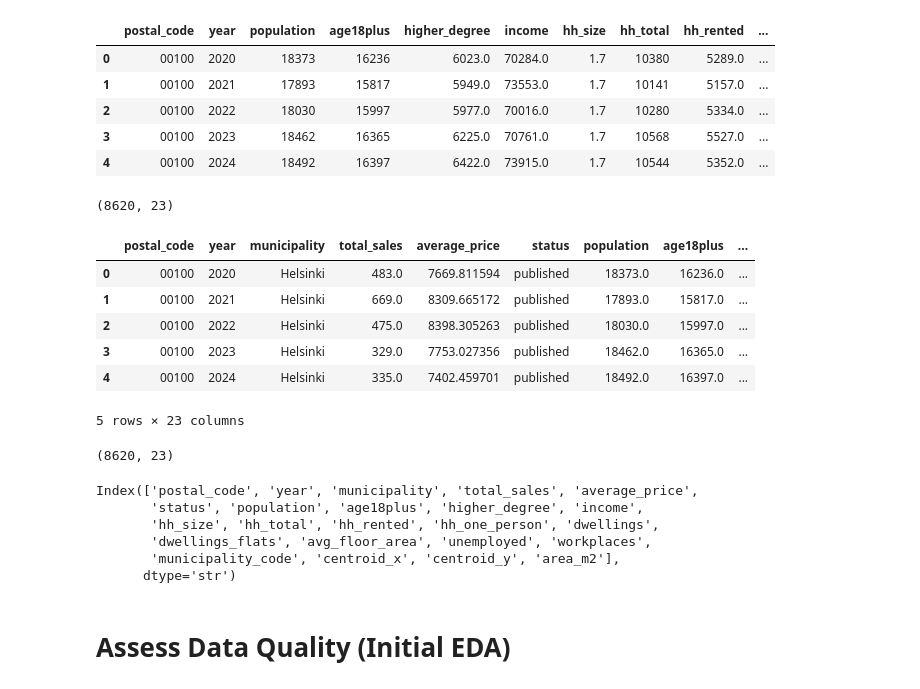
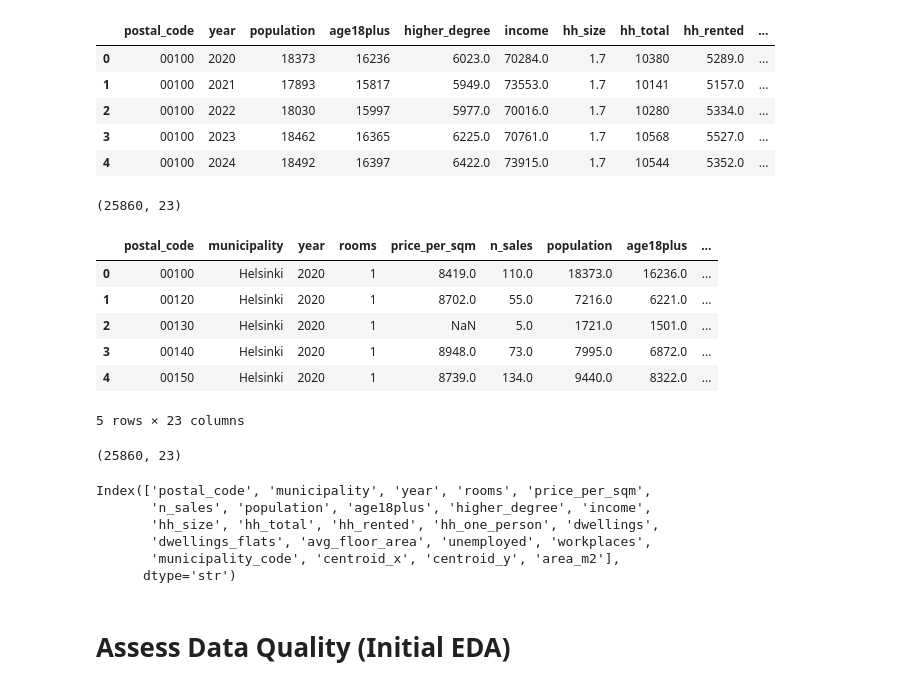
Before and after one commit to Amila-codes/housing-affordability-fi, a Jupyter notebook: notebooks/Capstone.ipynb, the cells around one changed output. Saved outputs shown, nothing was run; the diff lists cells and outputs as text; code cells hidden in the pictures.

```diff
--- a/notebooks/Capstone.ipynb
+++ b/notebooks/Capstone.ipynb
@@ -378,30 +337,30 @@ paavo.head()
 | 3 | 00100 | 2023 | 18462 | 16365 | 6225.0 | 70761.0 | 1.7 | 10568 | 5527.0 | ... |
 | 4 | 00100 | 2024 | 18492 | 16397 | 6422.0 | 73915.0 | 1.7 | 10544 | 5352.0 | ... |
 # %%
-df_merged = df_year_prices.merge(
+df_merged = df.merge(
   paavo,
   on=['postal_code', 'year'],
   how='left'
 )
 
 display(df_merged.shape)
 df_merged.head()
 # %% [output]
-(8620, 23)
+(25860, 23)
-|  | postal_code | year | municipality | total_sales | average_price | status | population | age18plus | ... |
-| 0 | 00100 | 2020 | Helsinki | 483.0 | 7669.811594 | published | 18373.0 | 16236.0 | ... |
-| 1 | 00100 | 2021 | Helsinki | 669.0 | 8309.665172 | published | 17893.0 | 15817.0 | ... |
-| 2 | 00100 | 2022 | Helsinki | 475.0 | 8398.305263 | published | 18030.0 | 15997.0 | ... |
-| 3 | 00100 | 2023 | Helsinki | 329.0 | 7753.027356 | published | 18462.0 | 16365.0 | ... |
-| 4 | 00100 | 2024 | Helsinki | 335.0 | 7402.459701 | published | 18492.0 | 16397.0 | ... |
+|  | postal_code | municipality | year | rooms | price_per_sqm | n_sales | population | age18plus | ... |
+| 0 | 00100 | Helsinki | 2020 | 1 | 8419.0 | 110.0 | 18373.0 | 16236.0 | ... |
+| 1 | 00120 | Helsinki | 2020 | 1 | 8702.0 | 55.0 | 7216.0 | 6221.0 | ... |
+| 2 | 00130 | Helsinki | 2020 | 1 | NaN | 5.0 | 1721.0 | 1501.0 | ... |
+| 3 | 00140 | Helsinki | 2020 | 1 | 8948.0 | 73.0 | 7995.0 | 6872.0 | ... |
+| 4 | 00150 | Helsinki | 2020 | 1 | 8739.0 | 134.0 | 9440.0 | 8322.0 | ... |
 5 rows × 23 columns
 # %%
 display(df_merged.shape)
 df_merged.columns
 # %% [output]
-(8620, 23)
+(25860, 23)
-Index(['postal_code', 'year', 'municipality', 'total_sales', 'average_price',
-       'status', 'population', 'age18plus', 'higher_degree', 'income',
+Index(['postal_code', 'municipality', 'year', 'rooms', 'price_per_sqm',
+       'n_sales', 'population', 'age18plus', 'higher_degree', 'income',
        'hh_size', 'hh_total', 'hh_rented', 'hh_one_person', 'dwellings',
        'dwellings_flats', 'avg_floor_area', 'unemployed', 'workplaces',
        'municipality_code', 'centroid_x', 'centroid_y', 'area_m2'],
```
Also changed, not shown: parts of 53 cells of this notebook.
